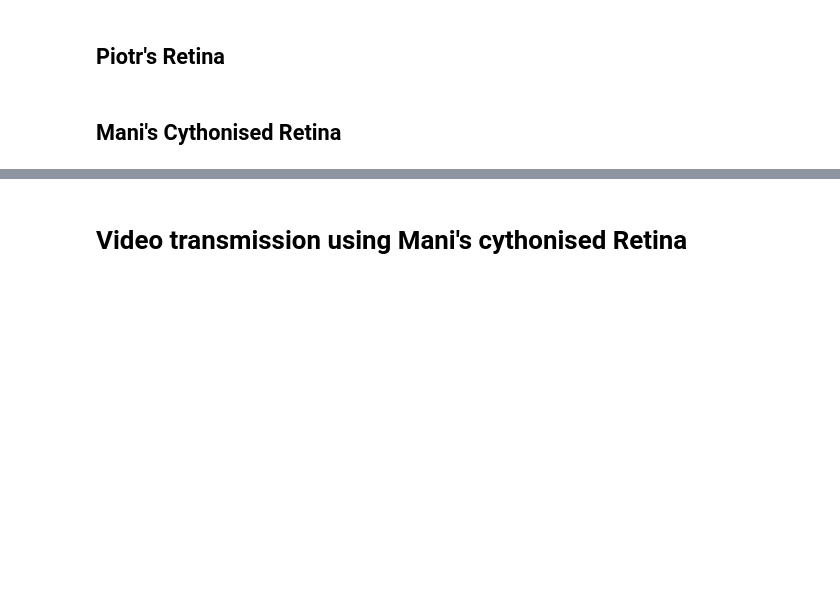
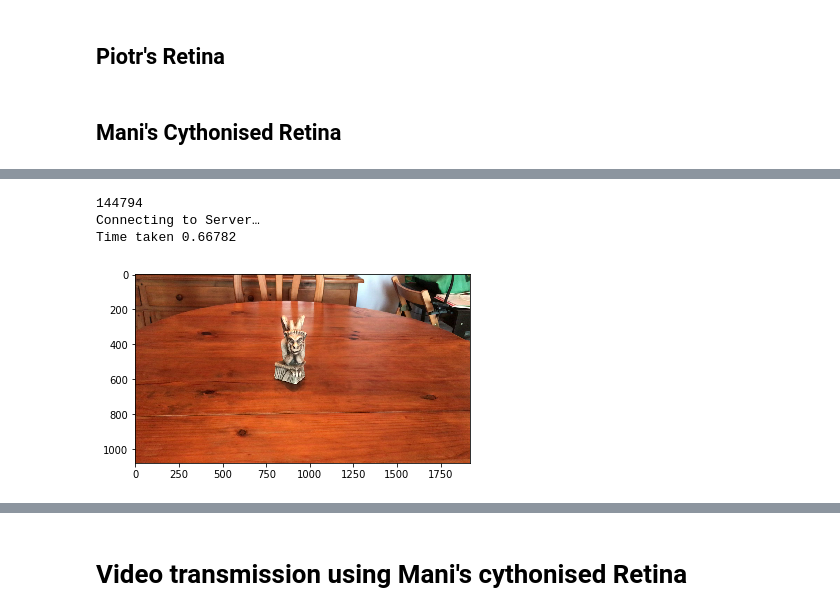
Before and after one commit to NicholasSperry/RetinaSmartCamera, a Jupyter notebook: notebooks/Client.ipynb, the cells around one changed output, grey strips where cells are left out. Saved outputs shown, nothing was run; the diff lists cells and outputs as text; code cells hidden in the pictures; blank space fills up the shorter version.

Commit message:
Started comparing Standard transmission vs Pipeline. Huffman coding seems to make the vectors bigger in some cases though

```diff
--- a/notebooks/Client.ipynb
+++ b/notebooks/Client.ipynb
@@ -27,7 +27,7 @@ left_path = 'cythonised_retina/data/left_path.pkl'
 right_path = 'cythonised_retina/data/right_path.pkl'
 
 video_path = '/Users/nicholassperry/Desktop/Dataset.nosync/Dataset/Train/Gargoyle.MOV'
-img = cv2.imread('beer.png')
+beer = cv2.imread('beer.png')
 # %% [output]
 /Users/nicholassperry/Desktop/Year 4.nosync/Pipeline/cythonised_retina/scripts
 /Users/nicholassperry/Desktop/Year 4.nosync/Pipeline
@@ -284,0 +304,40 @@ enc
+# %%
+full = False
+
+if full:
+    data = img
+else:
+    encoded_V, bits, code_dict, _ = huffman_encode(V.flatten())
+    data = [encoded_V, code_dict, bits]
+
+data = pickle.dumps(data, protocol=-1)
+data = zlib.compress(data, 6)
+print(len(data))
+print("Connecting to Server…")
+socket = context.socket(zmq.PUSH)
+socket.connect("tcp://localhost:5555")
+
+times = []
+for i in range(100):
+    start = time.time()
+    tracker = socket.send(data, copy=False, track=True)
+    while not tracker.done:
+        pass
+    end = time.time()
+    times.append(end-start)
+print('Time taken %.5f'%sum(times))
+# %% [output]
+144794
+Connecting to Server…
+Time taken 0.66782
+# %%
+video_path = '/Users/nicholassperry/Desktop/Dataset.nosync/Dataset/Train/Gargoyle.MOV'
+vidcap = cv2.VideoCapture(video_path)
+success, img = vidcap.read()
+img = cv2.cvtColor(img, cv2.COLOR_BGR2RGB)
+plt.imshow(img)
+
+V = R.sample(img, fixation).astype('uint8').flatten()
+beer_V = R.sample(beer, fixation).astype('uint8').flatten()
+# %% [output]
+[figure, added]
```
Also changed, not shown: parts of 6 cells of this notebook, 1 other file.
